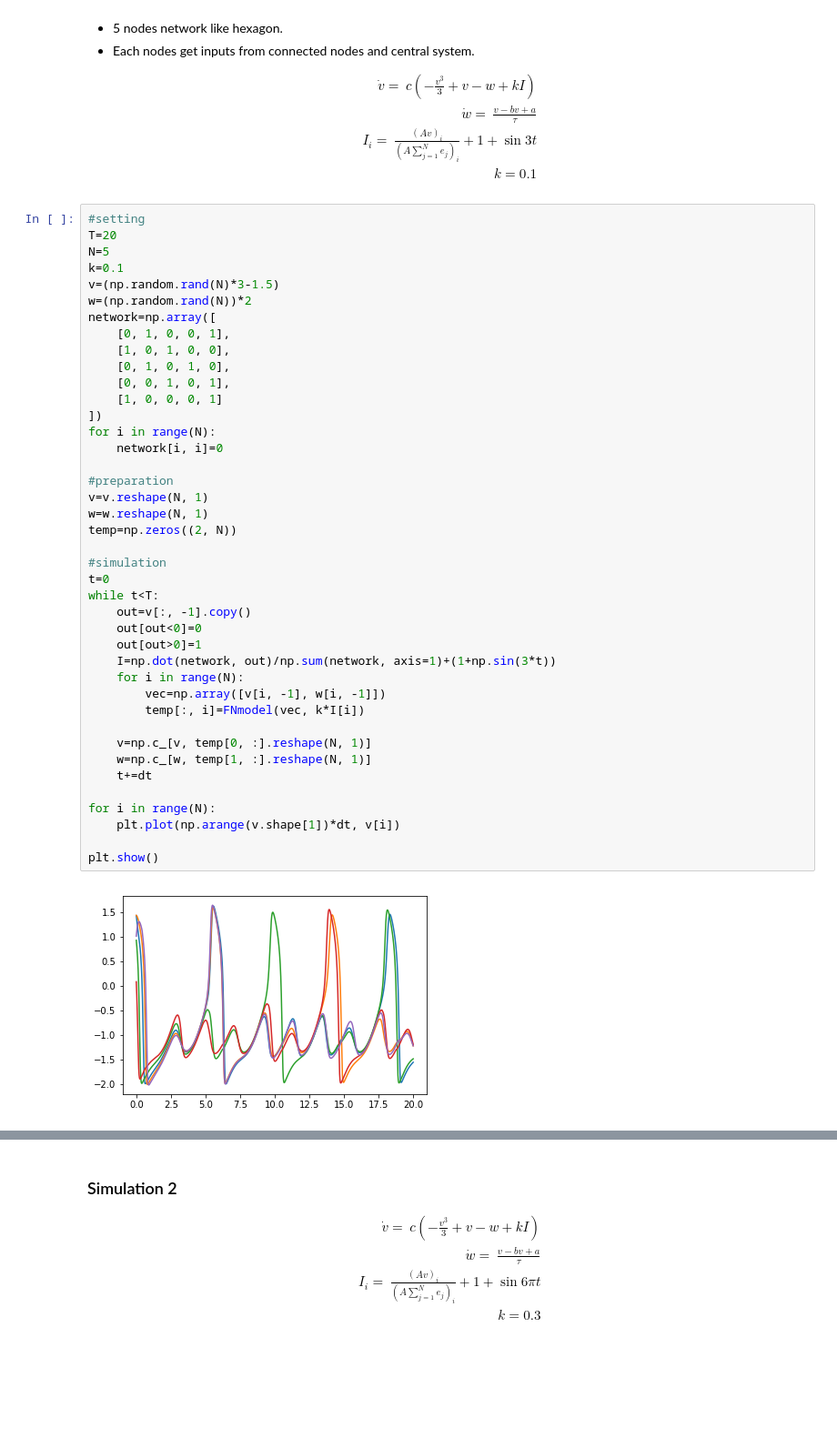
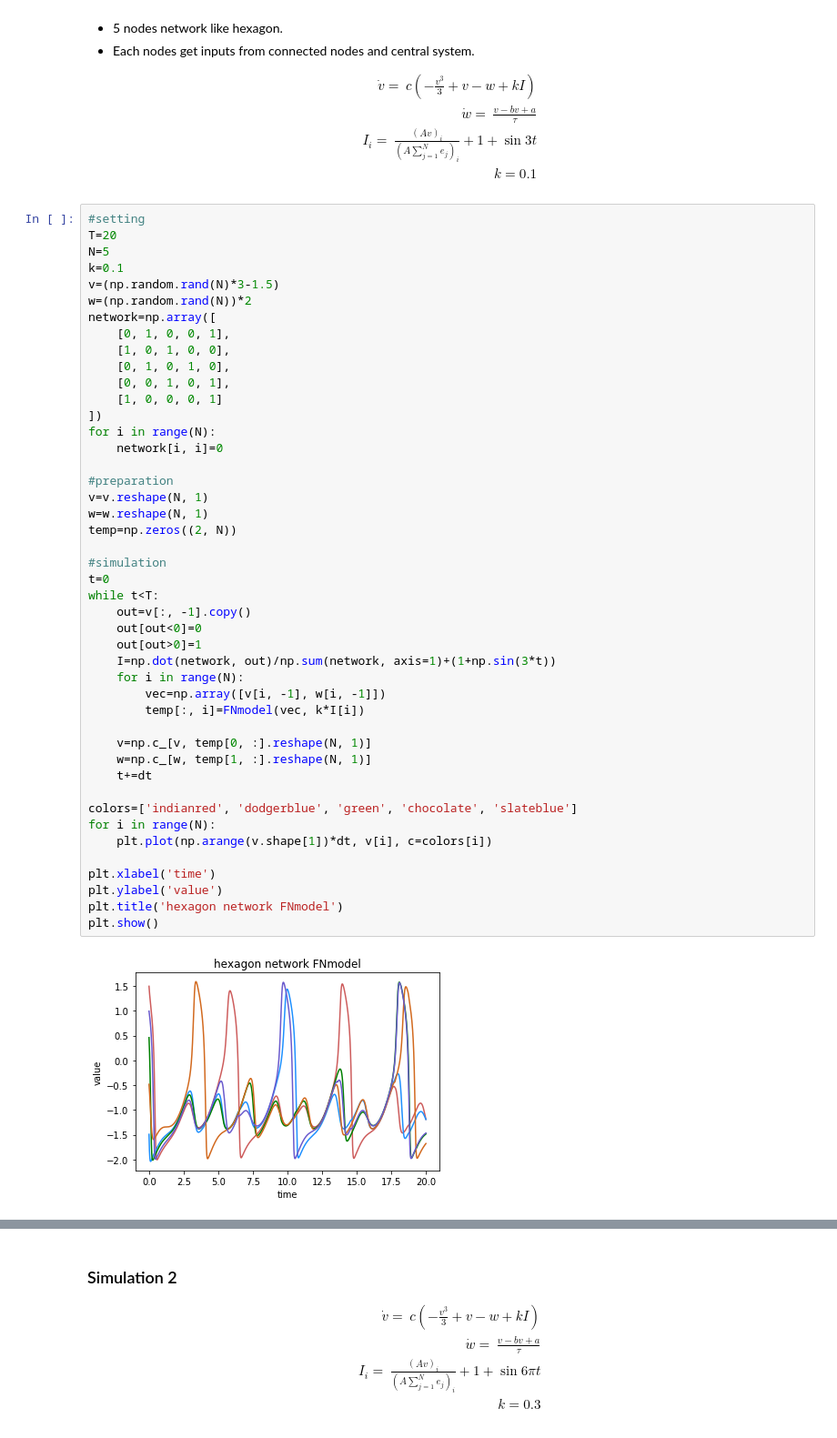
Before and after one commit to nkknj/Fitzhugh-Nagumo, a Jupyter notebook: FNnetwork.ipynb, the cells around one changed output, grey strips where cells are left out. Shown: that part at 91% size. Cells and saved outputs as stored; diff of their text form; blank space fills up the shorter version.

```diff
--- a/FNnetwork.ipynb
+++ b/FNnetwork.ipynb
@@ -70,33 +62,37 @@ network=np.array([
     [0, 0, 1, 0, 1],
     [1, 0, 0, 0, 1]
 ])
 for i in range(N):
     network[i, i]=0
 
 #preparation
 v=v.reshape(N, 1)
 w=w.reshape(N, 1)
 temp=np.zeros((2, N))
 
 #simulation
 t=0
 while t<T:
     out=v[:, -1].copy()
     out[out<0]=0
     out[out>0]=1
     I=np.dot(network, out)/np.sum(network, axis=1)+(1+np.sin(3*t))
     for i in range(N):
         vec=np.array([v[i, -1], w[i, -1]])
         temp[:, i]=FNmodel(vec, k*I[i])
 
     v=np.c_[v, temp[0, :].reshape(N, 1)]
     w=np.c_[w, temp[1, :].reshape(N, 1)]
     t+=dt
 
+colors=['indianred', 'dodgerblue', 'green', 'chocolate', 'slateblue']
 for i in range(N):
-    plt.plot(np.arange(v.shape[1])*dt, v[i])
+    plt.plot(np.arange(v.shape[1])*dt, v[i], c=colors[i])
 
+plt.xlabel('time')
+plt.ylabel('value')
+plt.title('hexagon network FNmodel')
 plt.show()
 # %% [output]
-[figure, old version]
+[figure, new version]
 # %%
```
Also changed, not shown: parts of 3 cells of this notebook.
